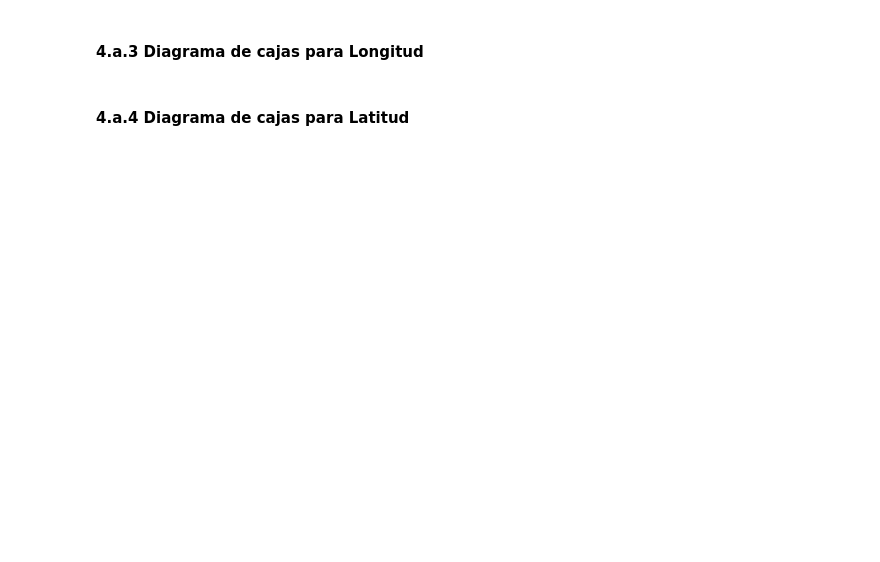
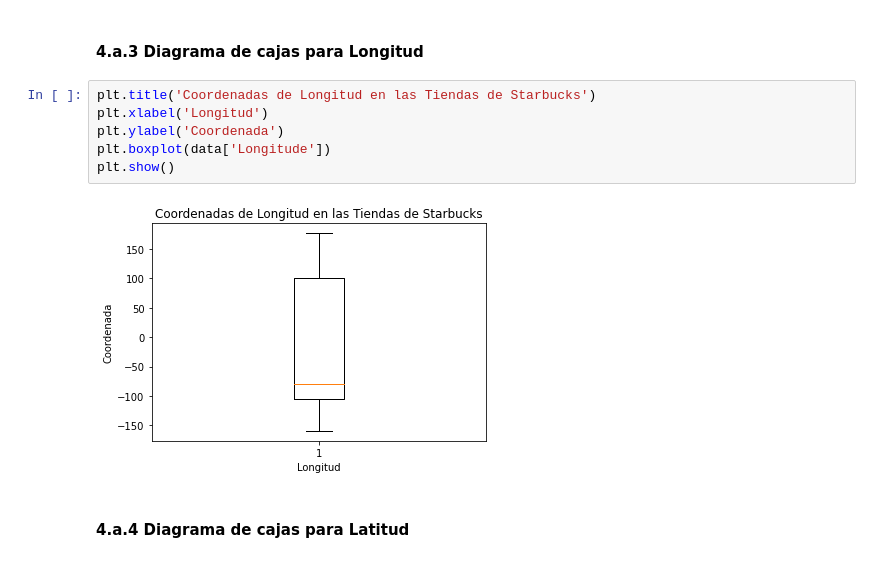
Before and after one commit to esteban062000/Big-Data-II-2021, a Jupyter notebook: tareas/tarea_3/notebook_tarea_3.ipynb, the cells around one changed output. Cells and saved outputs as stored; diff of their text form; blank space fills up the shorter version.

```diff
--- a/tareas/tarea_3/notebook_tarea_3.ipynb
+++ b/tareas/tarea_3/notebook_tarea_3.ipynb
@@ -84,4 +139,12 @@ Seguidamente, se realizan distintos gráficos para obtener una impresión visual
 # %% [markdown]
 #### 4.a.3 Diagrama de cajas para Longitud
+# %%
+plt.title('Coordenadas de Longitud en las Tiendas de Starbucks')
+plt.xlabel('Longitud')
+plt.ylabel('Coordenada')
+plt.boxplot(data['Longitude'])
+plt.show()
+# %% [output]
+[figure, added]
 # %% [markdown]
 #### 4.a.4 Diagrama de cajas para Latitud
```
Also changed, not shown: parts of 15 cells of this notebook.
